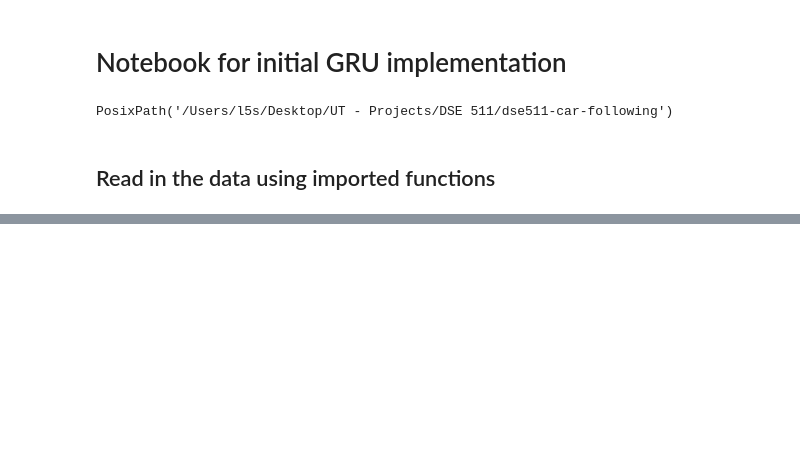
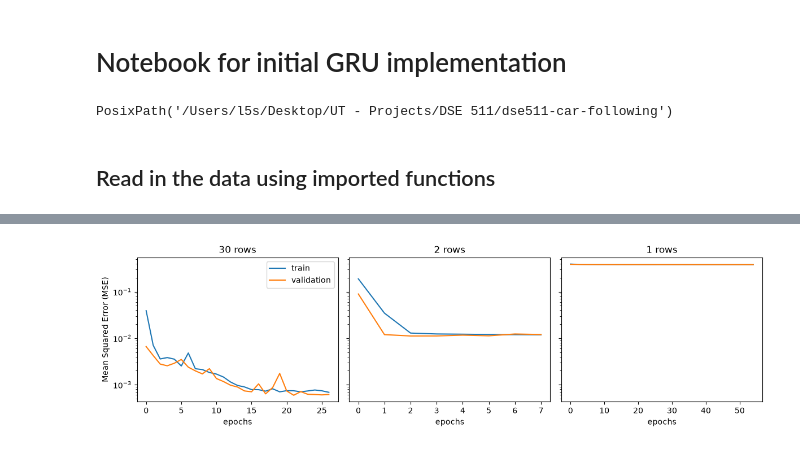
Before and after one commit to boyudeng-or/dse511-car-following, a Jupyter notebook: lanes/C_memory/gru.ipynb, the cells around one changed output, grey strips where cells are left out. Cells and saved outputs as stored; diff of their text form; code cells hidden in the pictures; blank space fills up the shorter version.

Commit message:
Reworked to run full dataset and modularize functions: added train_gru, load_gru, plot_curve, predict, score_next_prediction along with GRUDriver class to work with evaluater

```diff
--- a/lanes/C_memory/gru.ipynb
+++ b/lanes/C_memory/gru.ipynb
@@ -126,0 +219,15 @@ model = GRUFollower()
+# %%
+def plot_curve(lookbacks, histories):
+    fig, axes = plt.subplots(1, len(lookbacks), figsize=(12, 3.5), sharey=True)
+    for ax, k in zip(axes, lookbacks):
+        # PLotting training
+        train_curve, val_curve = zip(*histories[k])
+        ax.plot(train_curve, label='train')
+        ax.plot(val_curve, label='validation')
+        ax.set_title(f"{k} rows")
+        ax.set_yscale('log')
+        ax.set_xlabel('epochs')
+    axes[0].set_ylabel('Mean Squared Error (MSE)')
+    axes[0].legend()
+    plt.tight_layout()
+    plt.show()
@@ -126,0 +272,5 @@ model = GRUFollower()
+# %%
+LOOKBACKS = [30, 2, 1]
+models , histories = {}, {}
+for k in LOOKBACKS:
+    models[k], histories[k] = load_gru(k)
@@ -126,0 +295,4 @@ model = GRUFollower()
+# %%
+plot_curve(LOOKBACKS, histories)
+# %% [output]
+[figure, added]
```
Also changed, not shown: parts of 16 cells of this notebook.
